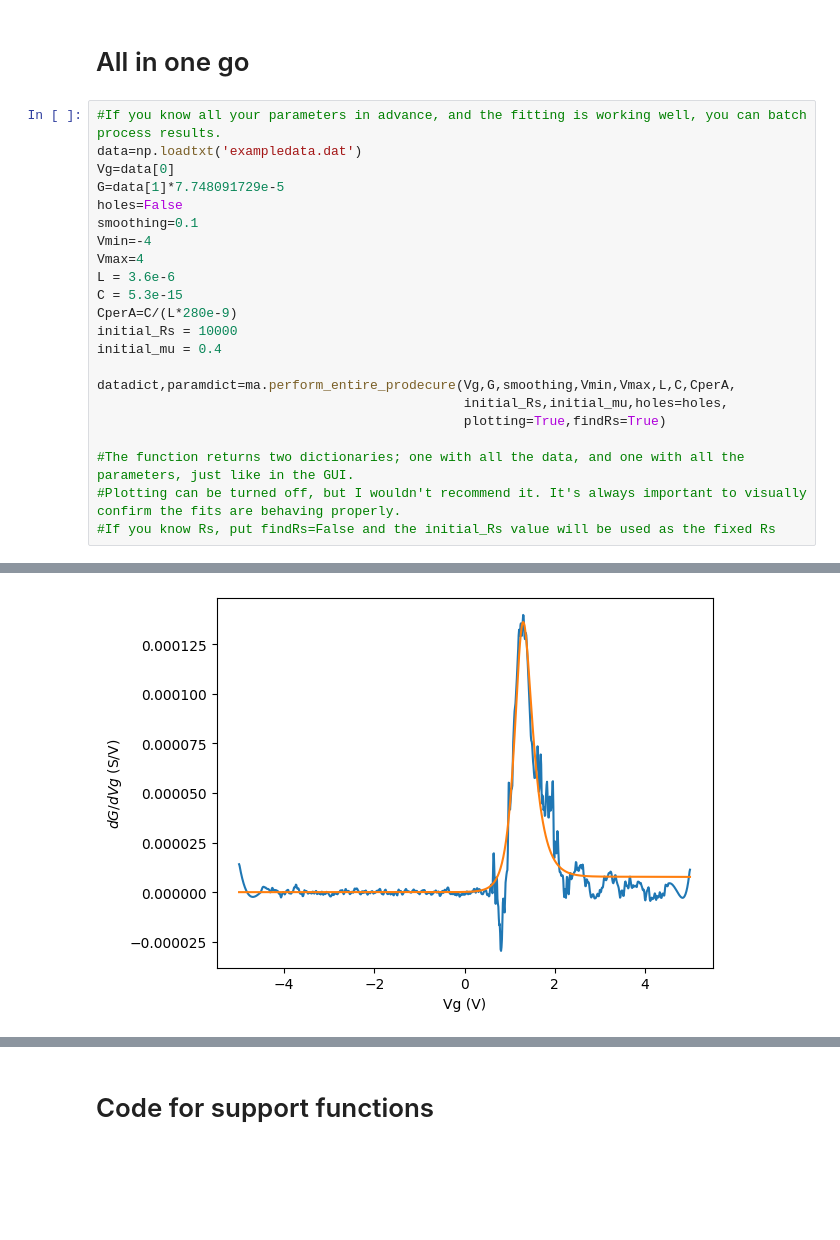
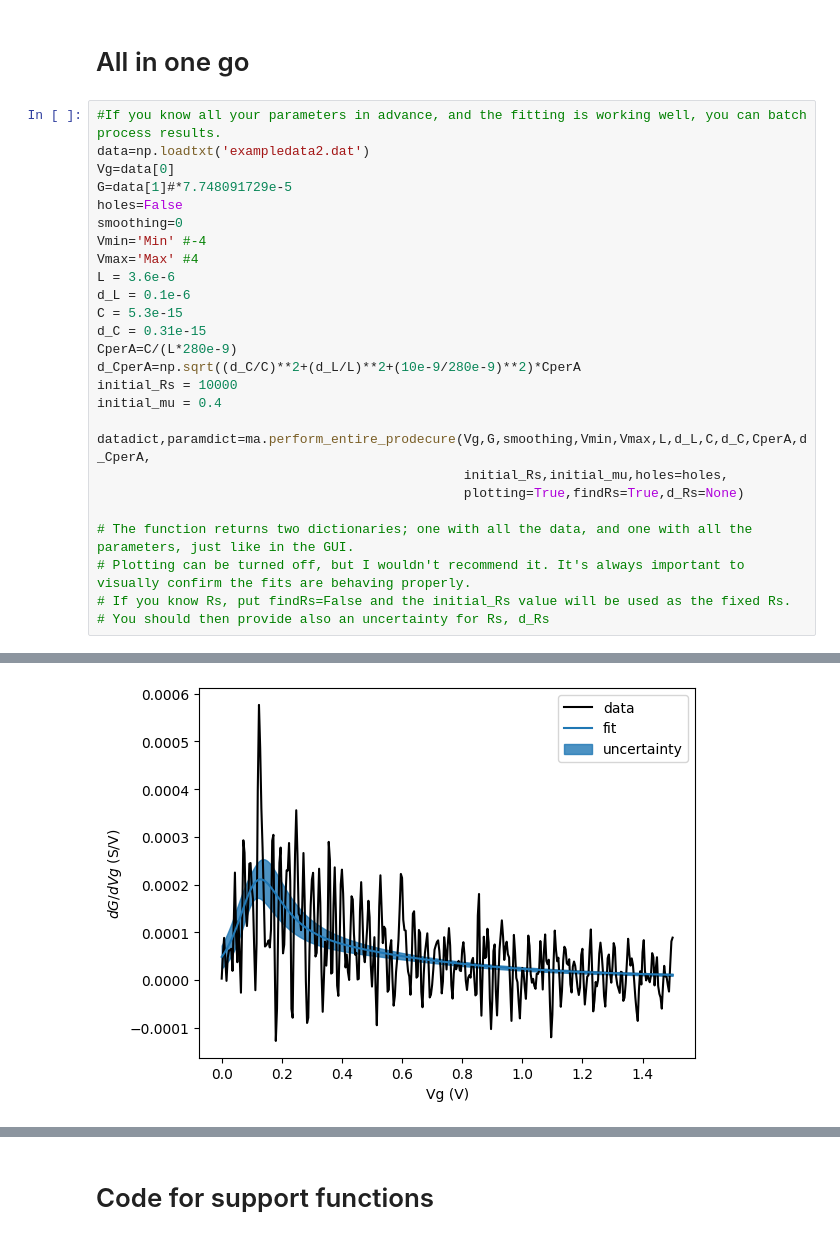
Before and after one commit to djcarrad/MobilityApp, a Jupyter notebook: examples.ipynb, the cells around one changed output, grey strips where cells are left out. Cells and saved outputs as stored; diff of their text form; blank space fills up the shorter version.

```diff
--- a/examples.ipynb
+++ b/examples.ipynb
@@ -183,24 +198,28 @@ Correlations (unreported values are < 0.100)
 # All in one go
 # %%
 #If you know all your parameters in advance, and the fitting is working well, you can batch process results.
-data=np.loadtxt('exampledata.dat')
+data=np.loadtxt('exampledata2.dat')
 Vg=data[0]
-G=data[1]*7.748091729e-5
+G=data[1]#*7.748091729e-5
 holes=False
-smoothing=0.1
-Vmin=-4
-Vmax=4
+smoothing=0
+Vmin='Min' #-4
+Vmax='Max' #4
 L = 3.6e-6
+d_L = 0.1e-6
 C = 5.3e-15
+d_C = 0.31e-15
 CperA=C/(L*280e-9)
+d_CperA=np.sqrt((d_C/C)**2+(d_L/L)**2+(10e-9/280e-9)**2)*CperA
 initial_Rs = 10000
 initial_mu = 0.4
 
-datadict,paramdict=ma.perform_entire_prodecure(Vg,G,smoothing,Vmin,Vmax,L,C,CperA,
+datadict,paramdict=ma.perform_entire_prodecure(Vg,G,smoothing,Vmin,Vmax,L,d_L,C,d_C,CperA,d_CperA,
                                                initial_Rs,initial_mu,holes=holes,
-                                               plotting=True,findRs=True)
+                                               plotting=True,findRs=True,d_Rs=None)
 
-#The function returns two dictionaries; one with all the data, and one with all the parameters, just like in the GUI.
-#Plotting can be turned off, but I wouldn't recommend it. It's always important to visually confirm the fits are behaving properly.
-#If you know Rs, put findRs=False and the initial_Rs value will be used as the fixed Rs
+# The function returns two dictionaries; one with all the data, and one with all the parameters, just like in the GUI.
+# Plotting can be turned off, but I wouldn't recommend it. It's always important to visually confirm the fits are behaving properly.
+# If you know Rs, put findRs=False and the initial_Rs value will be used as the fixed Rs.
+# You should then provide also an uncertainty for Rs, d_Rs
 # %% [output]
@@ -208 +227 @@ datadict,paramdict=ma.perform_entire_prodecure(Vg,G,smoothing,Vmin,Vmax,L,C,Cper
-[figure, old version]
+[figure, new version]
```
Also changed, not shown: parts of 6 cells of this notebook, 6 other files.
